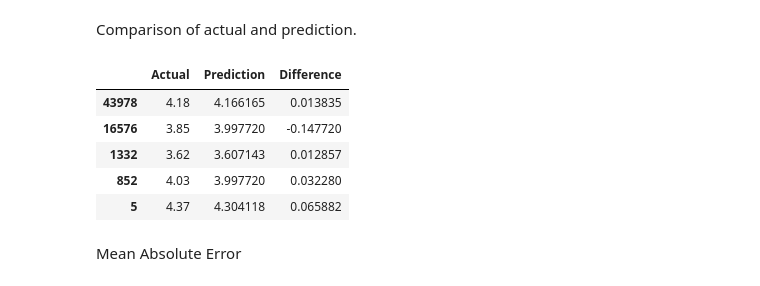
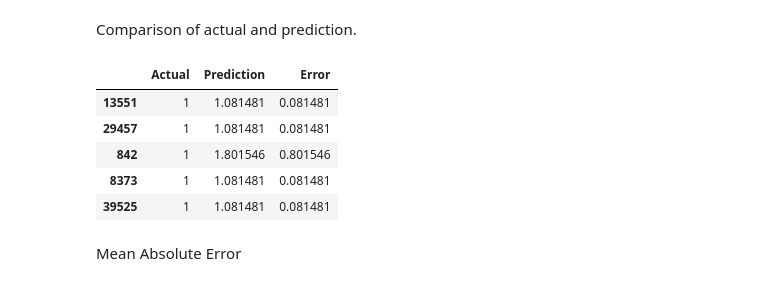
Before and after one commit to RobbiePratt/UCDPA_RobbiePratt, a Jupyter notebook: Project Assignment - Specialist Certificate in Data Analytics Essentials- Robbie Pratt.ipynb, the cells around one changed output. Cells and saved outputs as stored; diff of their text form; code cells hidden in the pictures.

```diff
--- a/Project Assignment - Specialist Certificate in Data Analytics Essentials- Robbie Pratt.ipynb
+++ b/Project Assignment - Specialist Certificate in Data Analytics Essentials- Robbie Pratt.ipynb
@@ -658,18 +647,18 @@ value_predictions_2 = rating_model_tuned.predict(X2_test)
 mae_2 = mean_absolute_error(value_predictions_2, y2_test)
 # %% [markdown]
 Comparison of actual and prediction.
-# %%
-comparison_dict_2 = {"Actual":(y2_test.head()), "Prediction":value_predictions_2[0:5]}
-comparison_df_2["Prediction"] = (comparison_df_2["Prediction"])
-comparison_df_2["Difference"] = ((comparison_df_2["Actual"] - comparison_df_2["Prediction"]))
-comparison_df_2
-# %% [output]
-|  | Actual | Prediction | Difference |
-| 43978 | 4.18 | 4.166165 | 0.013835 |
-| 16576 | 3.85 | 3.997720 | -0.147720 |
-| 1332 | 3.62 | 3.607143 | 0.012857 |
-| 852 | 4.03 | 3.997720 | 0.032280 |
-| 5 | 4.37 | 4.304118 | 0.065882 |
+# %%
+comparison_dict2 = {"Actual":y2_test.head(), "Prediction":value_predictions[0:5]}
+comparison_d3 = pd.DataFrame(comparison_dict2)
+comparison_d3["Error"] = abs(comparison_d3["Actual"] - comparison_d3["Prediction"])
+comparison_d3
+# %% [output]
+|  | Actual | Prediction | Error |
+| 13551 | 1 | 1.081481 | 0.081481 |
+| 29457 | 1 | 1.081481 | 0.081481 |
+| 842 | 1 | 1.801546 | 0.801546 |
+| 8373 | 1 | 1.081481 | 0.081481 |
+| 39525 | 1 | 1.081481 | 0.081481 |
 # %% [markdown]
 Mean Absolute Error
 # %%
```
Also changed, not shown: parts of 16 cells of this notebook.
